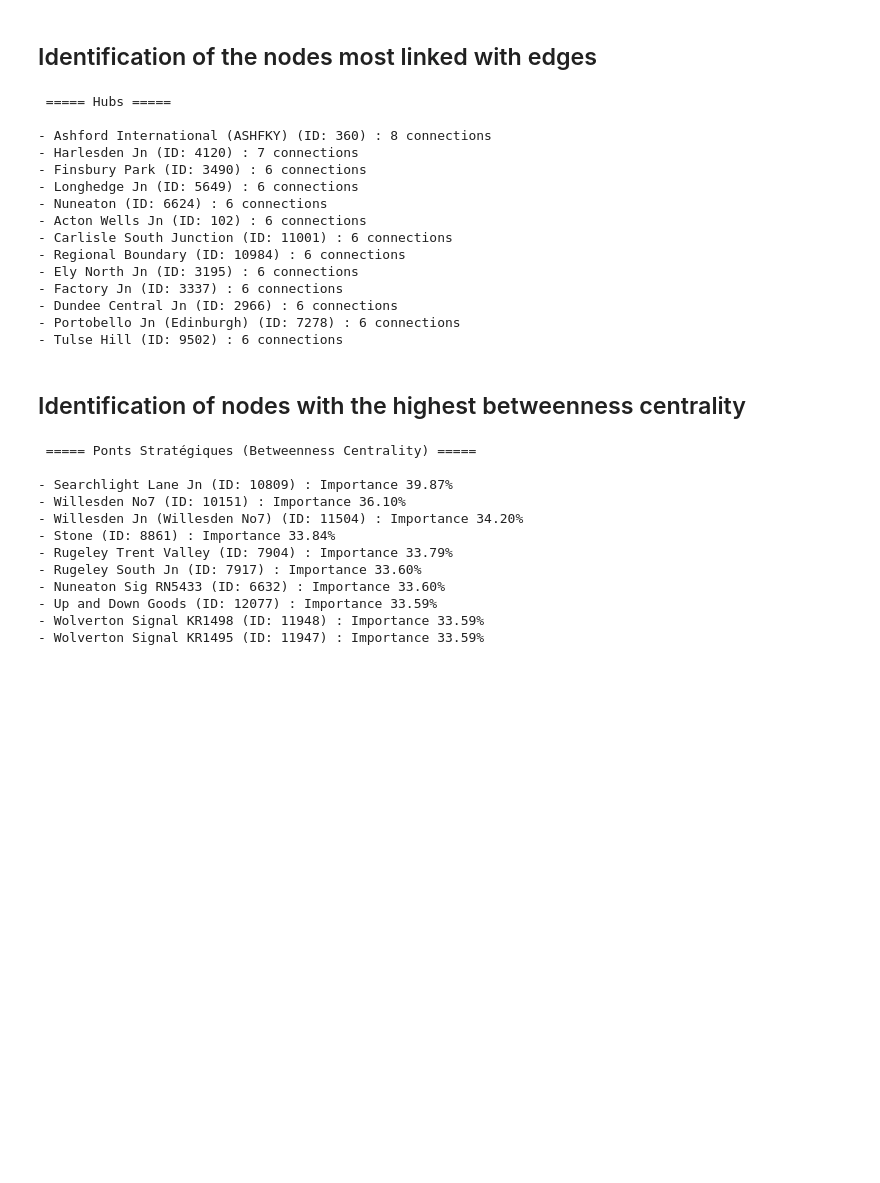
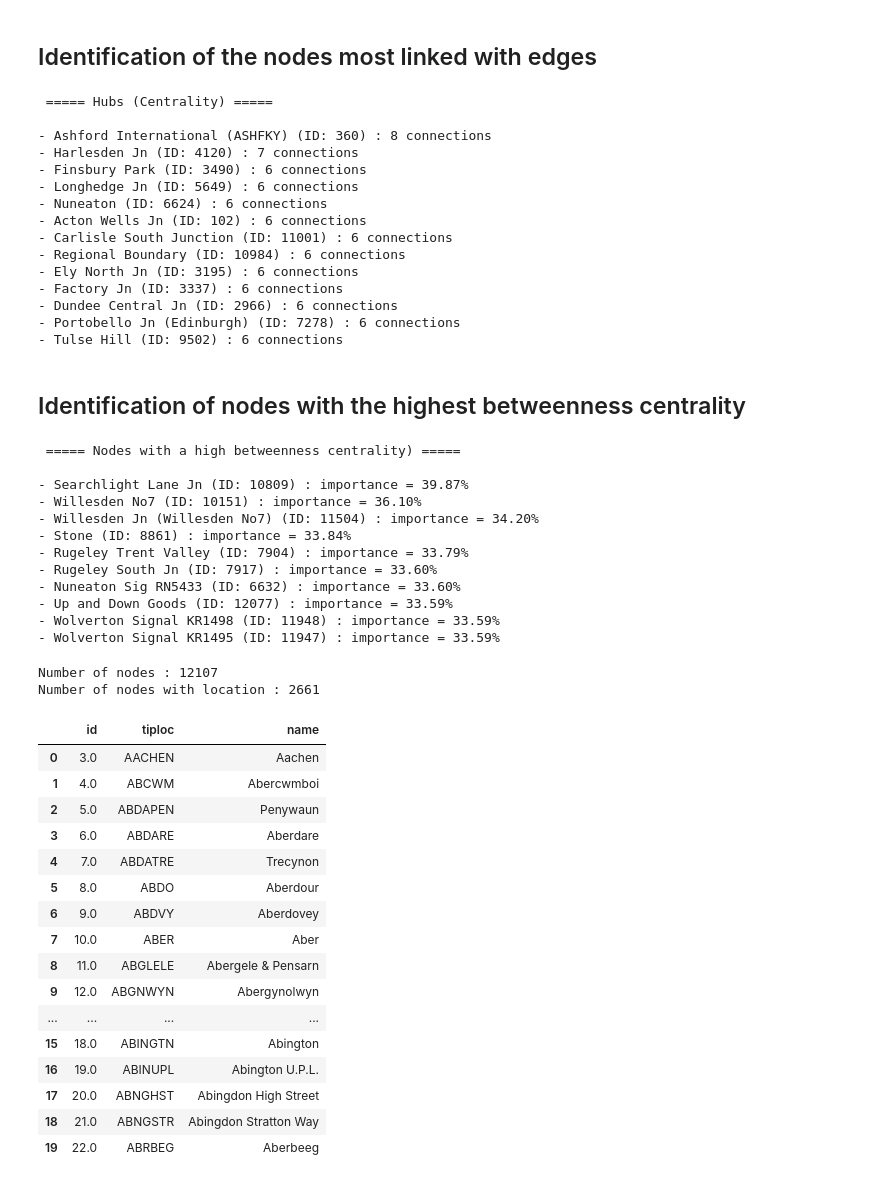
Before and after one commit to thibaultquentin66-lang/resilience_freight_train_UK, a Jupyter notebook: Graph.ipynb, the cells around one changed output. Drawn from its saved outputs; the diff is of its cells as text; code cells hidden in the pictures; blank space fills up the shorter version.

```diff
--- a/Graph.ipynb
+++ b/Graph.ipynb
@@ -175,9 +182,9 @@ Nouveau nombre d'arêtes : 7282
 # %% [markdown]
 ## Identification of the nodes most linked with edges
 # %%
-#Top 10 most connected nodes (edges)
+#Top 13 most connected nodes (with edges)
 
-print("\n ===== Hubs ===== \n")
+print("\n ===== Hubs (Centrality) ===== \n")
 degrees = dict(G_connected.degree())
 top_hubs = sorted(degrees.items(), key=lambda x: x[1], reverse=True)[:13]
 
@@ -190,7 +197,7 @@ for node, deg in top_hubs:
     else:
         print(f"- ID {node} : {deg} connections (Name not found)")
 # %% [output]
- ===== Hubs =====
+ ===== Hubs (Centrality) =====
 
 - Ashford International (ASHFKY) (ID: 360) : 8 connections
 - Harlesden Jn (ID: 4120) : 7 connections
@@ -208,7 +215,7 @@ for node, deg in top_hubs:
 # %% [markdown]
 ## Identification of nodes with the highest betweenness centrality
 # %%
-print("\n ===== Nodes with a high betweenness centrality) ===== \n")
+print("\n ===== Nodes with a high betweenness centrality ===== \n")
 
 centrality_dict = nx.betweenness_centrality(G_connected)
 top_strategic = sorted(centrality_dict.items(), key=lambda x: x[1], reverse=True)[:10]
@@ -221,15 +228,51 @@ for node, score in top_strategic:
     else:
         print(f"- ID {node} : importance = {score:.2%}")
 # %% [output]
- ===== Ponts Stratégiques (Betweenness Centrality) =====
+ ===== Nodes with a high betweenness centrality) =====
 
-- Searchlight Lane Jn (ID: 10809) : Importance 39.87%
-- Willesden No7 (ID: 10151) : Importance 36.10%
-- Willesden Jn (Willesden No7) (ID: 11504) : Importance 34.20%
-- Stone (ID: 8861) : Importance 33.84%
-- Rugeley Trent Valley (ID: 7904) : Importance 33.79%
-- Rugeley South Jn (ID: 7917) : Importance 33.60%
-- Nuneaton Sig RN5433 (ID: 6632) : Importance 33.60%
-- Up and Down Goods (ID: 12077) : Importance 33.59%
-- Wolverton Signal KR1498 (ID: 11948) : Importance 33.59%
-- Wolverton Signal KR1495 (ID: 11947) : Importance 33.59%
+- Searchlight Lane Jn (ID: 10809) : importance = 39.87%
+- Willesden No7 (ID: 10151) : importance = 36.10%
+- Willesden Jn (Willesden No7) (ID: 11504) : importance = 34.20%
+- Stone (ID: 8861) : importance = 33.84%
+- Rugeley Trent Valley (ID: 7904) : importance = 33.79%
+- Rugeley South Jn (ID: 7917) : importance = 33.60%
+- Nuneaton Sig RN5433 (ID: 6632) : importance = 33.60%
+- Up and Down Goods (ID: 12077) : importance = 33.59%
+- Wolverton Signal KR1498 (ID: 11948) : importance = 33.59%
+- Wolverton Signal KR1495 (ID: 11947) : importance = 33.59%
+# %%
+df_naptan = pd.read_csv(Stops, low_memory=False)
+df_nodes_clean = pd.read_csv("nodes_clean.csv")
+
+df_rail = df_naptan[df_naptan['StopType'] == 'RLY'].copy()
+df_rail['tiploc_match'] = df_rail['ATCOCode'].str[4:]
+df_geo_unique = df_rail.drop_duplicates(subset=['tiploc_match'])[['tiploc_match', 'Longitude', 'Latitude']]
+
+
+df_nodes_geo = df_nodes_clean.merge(df_geo_unique, left_on='tiploc', right_on='tiploc_match', how='left')
+
+print(f"Number of nodes : {len(df_nodes_geo)}")
+print(f"Number of nodes with location : {df_nodes_geo['Latitude'].notna().sum()}")
+# %% [output]
+Number of nodes : 12107
+Number of nodes with location : 2661
+# %%
+df_nodes_clean.head(20)
+# %% [output]
+|  | id | tiploc | name |
+| 0 | 3.0 | AACHEN | Aachen |
+| 1 | 4.0 | ABCWM | Abercwmboi |
+| 2 | 5.0 | ABDAPEN | Penywaun |
+| 3 | 6.0 | ABDARE | Aberdare |
+| 4 | 7.0 | ABDATRE | Trecynon |
+| 5 | 8.0 | ABDO | Aberdour |
+| 6 | 9.0 | ABDVY | Aberdovey |
+| 7 | 10.0 | ABER | Aber |
+| 8 | 11.0 | ABGLELE | Abergele & Pensarn |
+| 9 | 12.0 | ABGNWYN | Abergynolwyn |
+| ... | ... | ... | ... |
+| 15 | 18.0 | ABINGTN | Abington |
+| 16 | 19.0 | ABINUPL | Abington U.P.L. |
+| 17 | 20.0 | ABNGHST | Abingdon High Street |
+| 18 | 21.0 | ABNGSTR | Abingdon Stratton Way |
+| 19 | 22.0 | ABRBEG | Aberbeeg |
```
Also changed, not shown: parts of 11 cells of this notebook, 2 other files.
